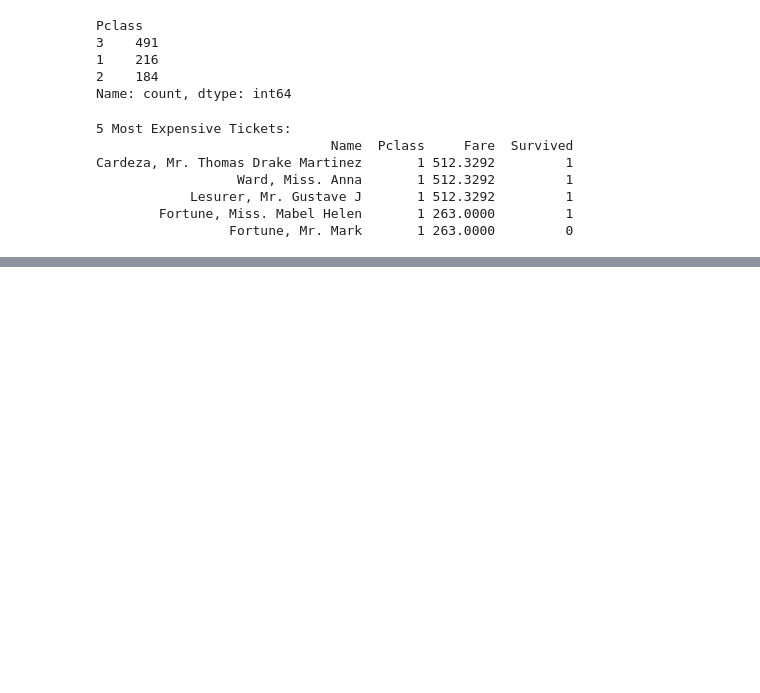
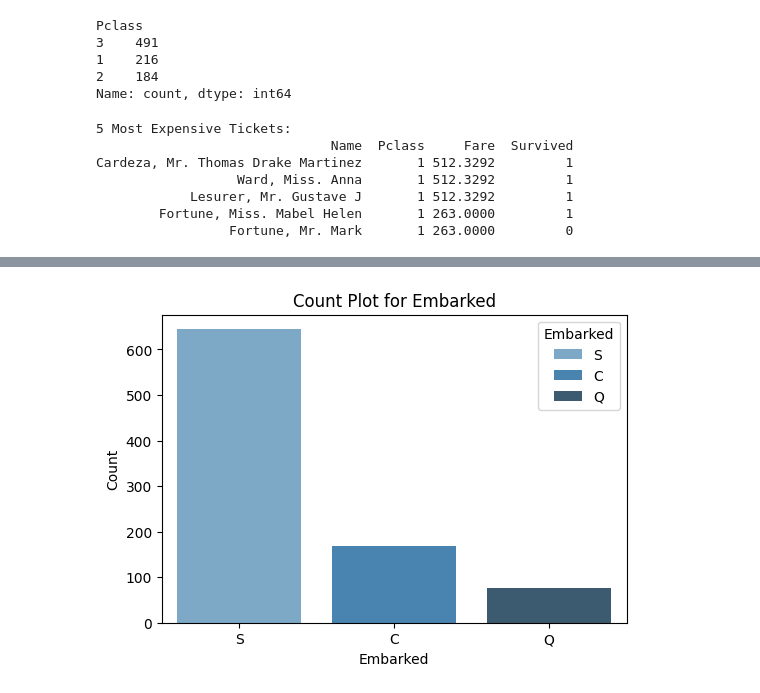
Before and after one commit to SAISANJAYR/Sai-s_IQube_Practice_Tasks, a Jupyter notebook: Sai's_IQube_Practice_Notebook.ipynb, the cells around one changed output, grey strips where cells are left out. Saved outputs shown, nothing was run; the diff lists cells and outputs as text; code cells hidden in the pictures; blank space fills up the shorter version.

```diff
--- a/Sai's_IQube_Practice_Notebook.ipynb
+++ b/Sai's_IQube_Practice_Notebook.ipynb
@@ -283,0 +329,12 @@ Cardeza, Mr. Thomas Drake Martinez       1 512.3292         1
+# %%
+# Count plot
+plt.figure(figsize=(6, 4))
+sns.countplot(x='Embarked', data=df, palette='Blues_d',
+              hue='Embarked'
+              )
+plt.title('Count Plot for Embarked')
+plt.xlabel('Embarked')
+plt.ylabel('Count')
+plt.show()
+# %% [output]
+[figure, added]
```
Also changed, not shown: parts of 4 cells of this notebook.
